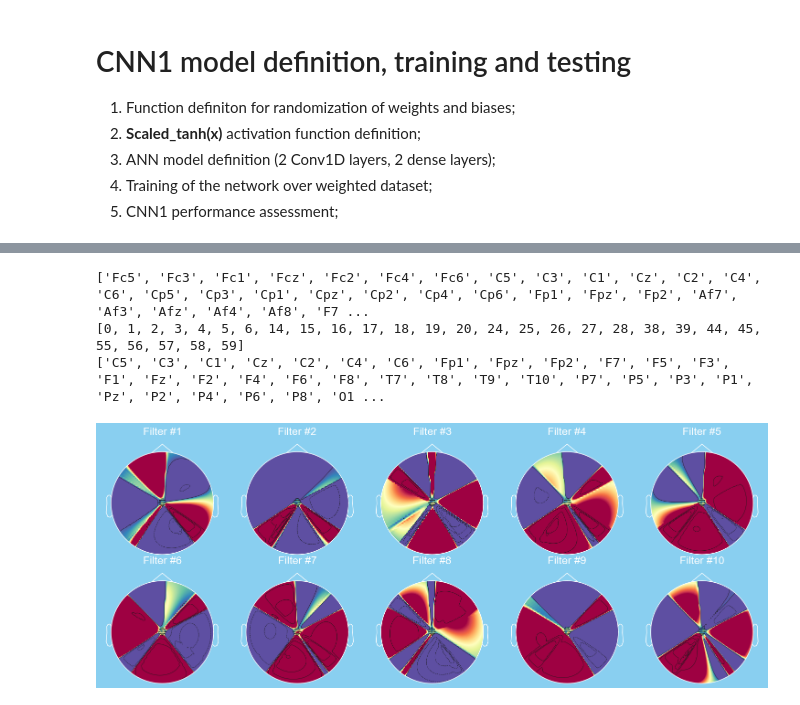
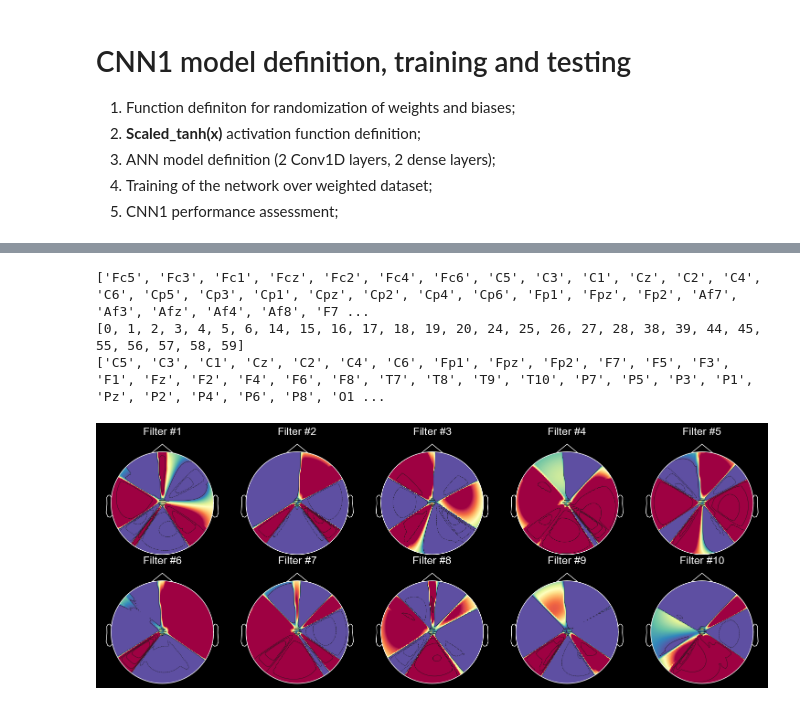
Before and after one commit to qossayrida/neurospell-context-aware, a Jupyter notebook: code/jupyter/CNN1.ipynb, the cells around one changed output, grey strips where cells are left out. Drawn from its saved outputs; the diff is of its cells as text; code cells hidden in the pictures.

```diff
--- a/code/jupyter/CNN1.ipynb
+++ b/code/jupyter/CNN1.ipynb
@@ -223,0 +137,9 @@ Spelled word:       MERMIROOMUHJPXJOHUVLEORZP3GLOO7AUFDKEFTWEOOALZOP9ROCGZET1Y19
+# %%
+from bundle.ImageCraft import *
+
+data_test = loadmat(contributor_test_file_path)
+sampling_frequency = 240
+repetitions = 15
+
+print("Test Data:")
+print_data(data_test['Signal'], data_test['TargetChar'], contributor_selected, sampling_frequency)
@@ -272,12 +211,12 @@ print("# Samples of EEG signals after downsampling: {}".format(len(signals_test[
 # %%
 # Number of EEG channels
-N_CHANNELS = len(CHANNELS)
+N_CHANNELS = len(channels)
 # Window duration after each flashing [ms]
 WINDOW_DURATION = 650
 # Number of samples of each window
-WINDOW_SAMPLES = round(SAMPLING_FREQUENCY * (WINDOW_DURATION / 1000))
+WINDOW_SAMPLES = round(sampling_frequency * (WINDOW_DURATION / 1000))
 # Number of samples for each character in trials
-SAMPLES_PER_TRIAL_TEST = len(signals[0])
+SAMPLES_PER_TRIAL_TEST = len(signals_train[0])
 
 test_features = []
 test_labels = []
@@ -321,5 +260,9 @@ test_labels = np.array(test_labels)
 # 3D tensor (SAMPLES, 64, 78)
 dim_test = test_features.shape
 print("Features tensor shape: {}".format(dim_test))
+
+# Data normalization Zi = (Xi - mu) / sigma
+for pattern in range(len(test_features)):
+    test_features[pattern] = scale(test_features[pattern], axis=0)
 # %% [output]
 Features tensor shape: (18000, 78, 64)
@@ -336,6 +275,10 @@ for pattern in range(len(test_features)):
 4.   Training of the network over weighted dataset;
 5.   CNN1 performance assessment;
 # %%
+from tensorflow.keras.layers import *
+from tensorflow.keras.models import Model, Sequential
+from tensorflow.keras.callbacks import ModelCheckpoint, EarlyStopping
+from tensorflow.keras import backend as K
 
 # Randomizing function for bias and weights of the network
 def cecotti_normal(shape, dtype=None):
@@ -387,7 +330,7 @@ def CNN1_model(channels=64, filters=10):
 
 # Training parameters
 BATCH_SIZE = 256
-EPOCHS = 50
+EPOCHS = 200
 VALID_SPLIT = 0.05
 SHUFFLE = 1  # set to 1 to shuffle subsets during training
 
@@ -489,21 +432,12 @@ plt.show()
 import numpy as np
 import matplotlib.pyplot as plt
 import mne
-
-# Example EEG channel names and a standard montage
-channel_names = [
-    "Fp1", "Fp2", "F7", "F3", "Fz", "F4", "F8",
-    "T7", "C3", "Cz", "C4", "T8", "P7", "P3", "Pz",
-    "P4", "P8", "O1", "Oz", "O2"
-]
-
-
 import csv
 
 # Read CSV file into a Python list
 electrode_names = []
 
-with open(CHANNEL_LOCATIONS_FILE_PATH, "r") as file:
+with open(channel_name_file_path, "r") as file:
     csv_reader = csv.reader(file)
     for row in csv_reader:
         electrode_names.extend(row)  # Add each row to the list (handles single-column CSV)
@@ -511,9 +445,8 @@ with open(CHANNEL_LOCATIONS_FILE_PATH, "r") as file:
 print(electrode_names)
 
 
+# remove this channel from the list
 electrode_names_to_remove = ['Fc5', 'Fc3', 'Fc1', 'Fcz', 'Fc2', 'Fc4', 'Fc6', 'Cp5', 'Cp3', 'Cp1', 'Cpz', 'Cp2', 'Cp4', 'Cp6', 'Af7', 'Af3', 'Afz', 'Af4', 'Af8', 'Ft7', 'Ft8', 'Tp7', 'Tp8', 'Po7', 'Po3', 'Poz', 'Po4', 'Po8']
-# remove this channel from the list
-
 
 
 # Create array has the original index for electrode_names_to_remove in electrode_names
@@ -535,36 +468,35 @@ n_filters = 10
 # Create a list of weights for all filters
 nf = []
 for filt in range(10):
     nf.append(abs(np.array(best_model.get_weights()[0])[0, :, filt]))
 # remove the channels from the weights
 nf = np.delete(nf, index, axis=1)
 
 
 
 # Create an Info object with EEG channel names
 info = mne.create_info(ch_names=electrode_names, sfreq=1000, ch_types="eeg")
 info.set_montage(montage)
 
 # Plot topomap for each filter
 # Set give me array of background color
-fig, axes = plt.subplots(2, 5, figsize=(15, 6), facecolor="#89CFF0")  # Set overall background to black
+fig, axes = plt.subplots(2, 5, figsize=(15, 6), facecolor="#000000")  # Set overall background to black
 axes = axes.flatten()
 
 for i in range(n_filters):
     ax = axes[i]
-    ax.set_facecolor("black")  # Set individual subplot background to black
     mne.viz.plot_topomap(
         nf[i], info, axes=ax, cmap="Spectral_r", sphere=1.2, show=False  # Adjust `sphere` to scale brain size
     )
     ax.set_title(f"Filter #{i + 1}", color="white")  # Set title color to white for better visibility
 
 plt.tight_layout()
 plt.show()
 # %% [output]
 ['Fc5', 'Fc3', 'Fc1', 'Fcz', 'Fc2', 'Fc4', 'Fc6', 'C5', 'C3', 'C1', 'Cz', 'C2', 'C4', 'C6', 'Cp5', 'Cp3', 'Cp1', 'Cpz', 'Cp2', 'Cp4', 'Cp6', 'Fp1', 'Fpz', 'Fp2', 'Af7', 'Af3', 'Afz', 'Af4', 'Af8', 'F7 ...
 [0, 1, 2, 3, 4, 5, 6, 14, 15, 16, 17, 18, 19, 20, 24, 25, 26, 27, 28, 38, 39, 44, 45, 55, 56, 57, 58, 59]
 ['C5', 'C3', 'C1', 'Cz', 'C2', 'C4', 'C6', 'Fp1', 'Fpz', 'Fp2', 'F7', 'F5', 'F3', 'F1', 'Fz', 'F2', 'F4', 'F6', 'F8', 'T7', 'T8', 'T9', 'T10', 'P7', 'P5', 'P3', 'P1', 'Pz', 'P2', 'P4', 'P6', 'P8', 'O1 ...
-[figure, old version]
+[figure, new version]
 # %%
 # Accuracy over the testing set
 predictions = best_model.predict(test_features)
```
Also changed, not shown: parts of 20 cells of this notebook, 5 other files.
